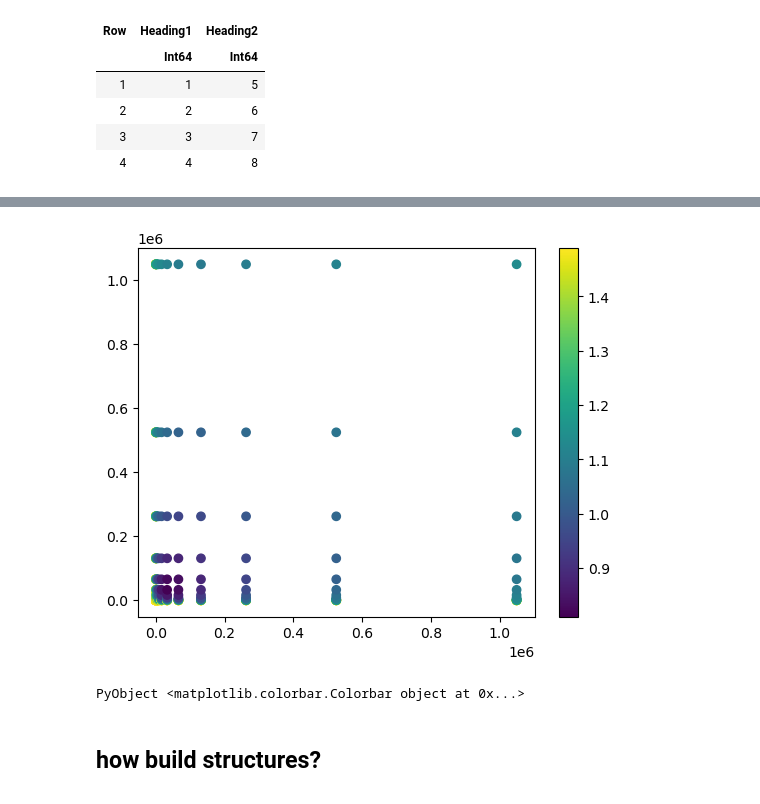
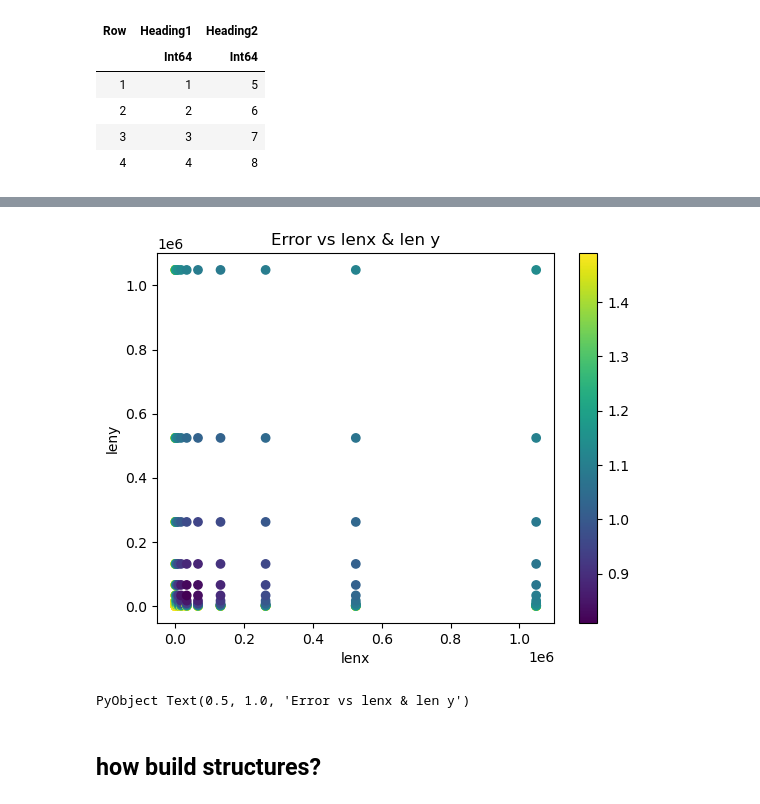
Before and after one commit to CARSv2/cars-v2, a Jupyter notebook: notebooks/parameter_sandbox.ipynb, the cells around one changed output, grey strips where cells are left out. Cells and saved outputs as stored; diff of their text form; code cells hidden in the pictures.

```diff
--- a/notebooks/parameter_sandbox.ipynb
+++ b/notebooks/parameter_sandbox.ipynb
@@ -499,9 +486,12 @@ Z = arr_error
 # %%
 scatter(X, Y, c=Z, cmap="viridis")
 colorbar()
+xlabel("lenx")
+ylabel("leny")
+title("Error vs lenx & len y")
 # %% [output]
-[figure, old version]
+[figure, new version]
-PyObject <matplotlib.colorbar.Colorbar object at 0x...>
+PyObject Text(0.5, 1.0, 'Error vs lenx & len y')
 # %% [markdown]
 ## how build structures?
 # %%
```
Also changed, not shown: parts of 32 cells of this notebook.
